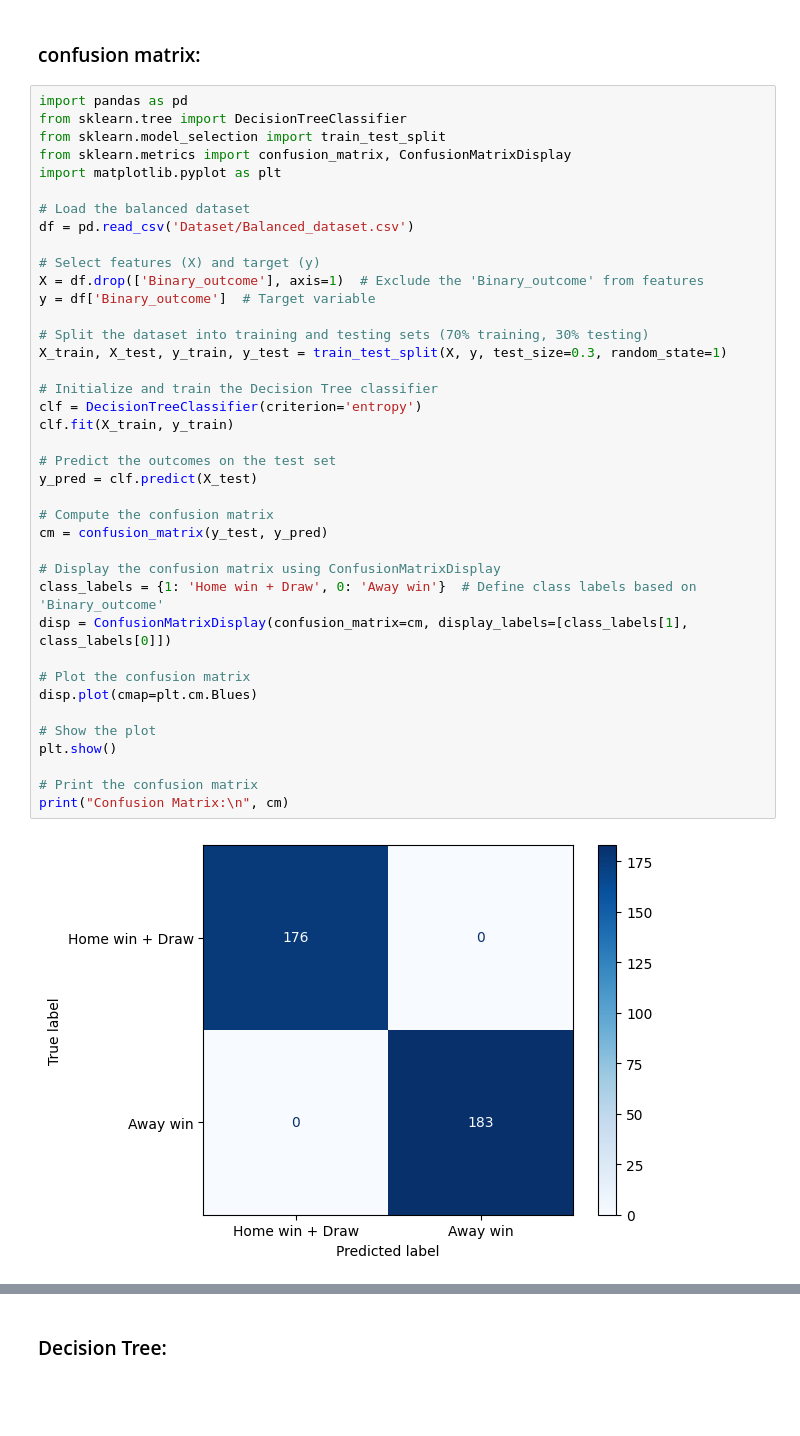
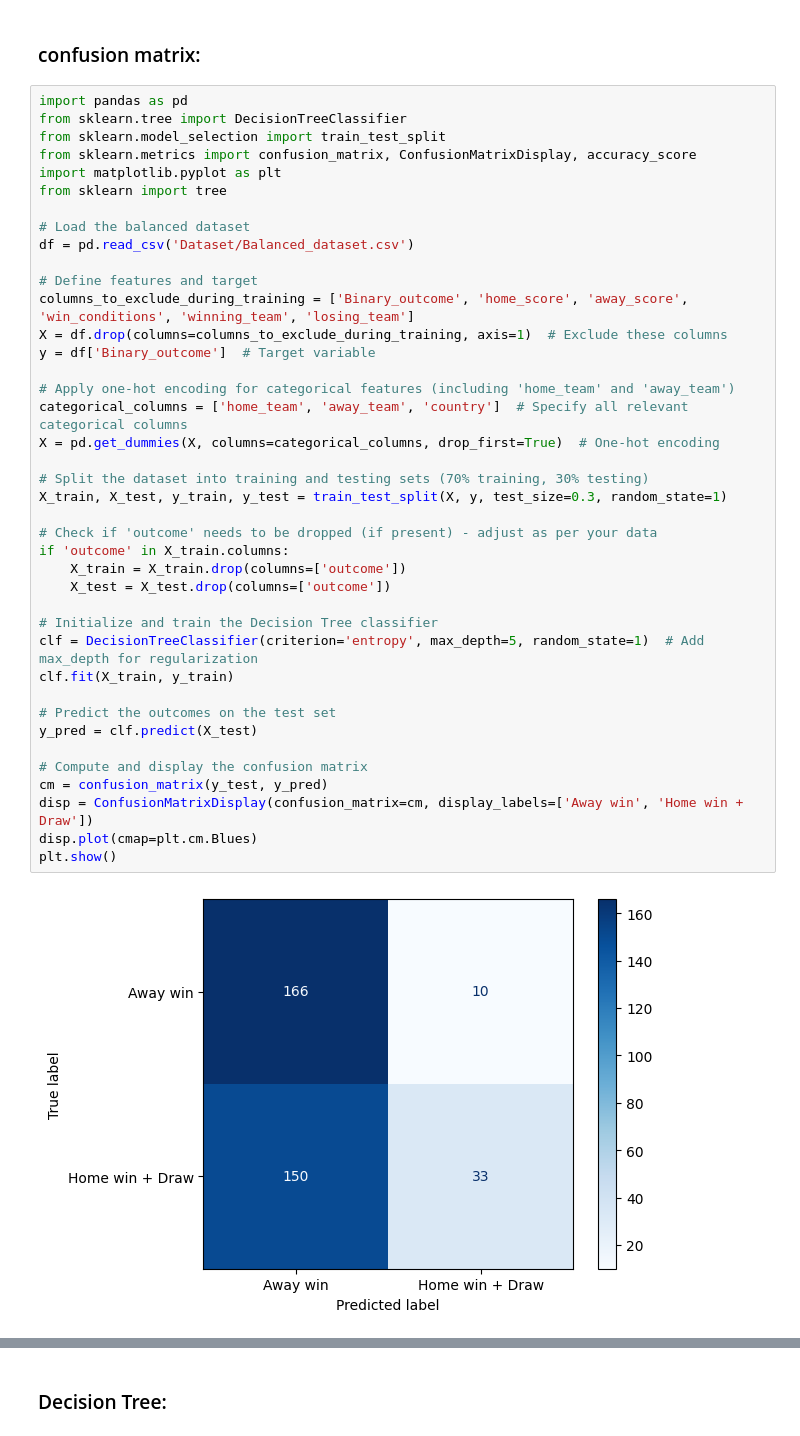
Before and after one commit to Aljwharah9/Project-IT-326, a Jupyter notebook: Phase_3.ipynb, the cells around one changed output, grey strips where cells are left out. Drawn from its saved outputs; the diff is of its cells as text; blank space fills up the shorter version.

```diff
--- a/Phase_3.ipynb
+++ b/Phase_3.ipynb
@@ -210,41 +212,42 @@ y_pred = clf.predict (X_test)
 # %%
 import pandas as pd
 from sklearn.tree import DecisionTreeClassifier
 from sklearn.model_selection import train_test_split
-from sklearn.metrics import confusion_matrix, ConfusionMatrixDisplay
+from sklearn.metrics import confusion_matrix, ConfusionMatrixDisplay, accuracy_score
 import matplotlib.pyplot as plt
+from sklearn import tree
 
 # Load the balanced dataset
 df = pd.read_csv('Dataset/Balanced_dataset.csv')
 
-# Select features (X) and target (y)
-X = df.drop(['Binary_outcome'], axis=1)  # Exclude the 'Binary_outcome' from features
+# Define features and target
+columns_to_exclude_during_training = ['Binary_outcome', 'home_score', 'away_score', 'win_conditions', 'winning_team', 'losing_team']
+X = df.drop(columns=columns_to_exclude_during_training, axis=1)  # Exclude these columns
 y = df['Binary_outcome']  # Target variable
+
+# Apply one-hot encoding for categorical features (including 'home_team' and 'away_team')
+categorical_columns = ['home_team', 'away_team', 'country']  # Specify all relevant categorical columns
+X = pd.get_dummies(X, columns=categorical_columns, drop_first=True)  # One-hot encoding
 
 # Split the dataset into training and testing sets (70% training, 30% testing)
 X_train, X_test, y_train, y_test = train_test_split(X, y, test_size=0.3, random_state=1)
 
+# Check if 'outcome' needs to be dropped (if present) - adjust as per your data
+if 'outcome' in X_train.columns:
+    X_train = X_train.drop(columns=['outcome'])
+    X_test = X_test.drop(columns=['outcome'])
+
 # Initialize and train the Decision Tree classifier
-clf = DecisionTreeClassifier(criterion='entropy')
+clf = DecisionTreeClassifier(criterion='entropy', max_depth=5, random_state=1)  # Add max_depth for regularization
 clf.fit(X_train, y_train)
 
 # Predict the outcomes on the test set
 y_pred = clf.predict(X_test)
 
-# Compute the confusion matrix
+# Compute and display the confusion matrix
 cm = confusion_matrix(y_test, y_pred)
-
-# Display the confusion matrix using ConfusionMatrixDisplay
-class_labels = {1: 'Home win + Draw', 0: 'Away win'}  # Define class labels based on 'Binary_outcome'
-disp = ConfusionMatrixDisplay(confusion_matrix=cm, display_labels=[class_labels[1], class_labels[0]])
-
-# Plot the confusion matrix
+disp = ConfusionMatrixDisplay(confusion_matrix=cm, display_labels=['Away win', 'Home win + Draw'])
 disp.plot(cmap=plt.cm.Blues)
-
-# Show the plot
 plt.show()
-
-# Print the confusion matrix
-print("Confusion Matrix:\n", cm)
 # %% [output]
-[figure, old version]
+[figure, new version]
```
Also changed, not shown: parts of 7 cells of this notebook, 2 other files.
